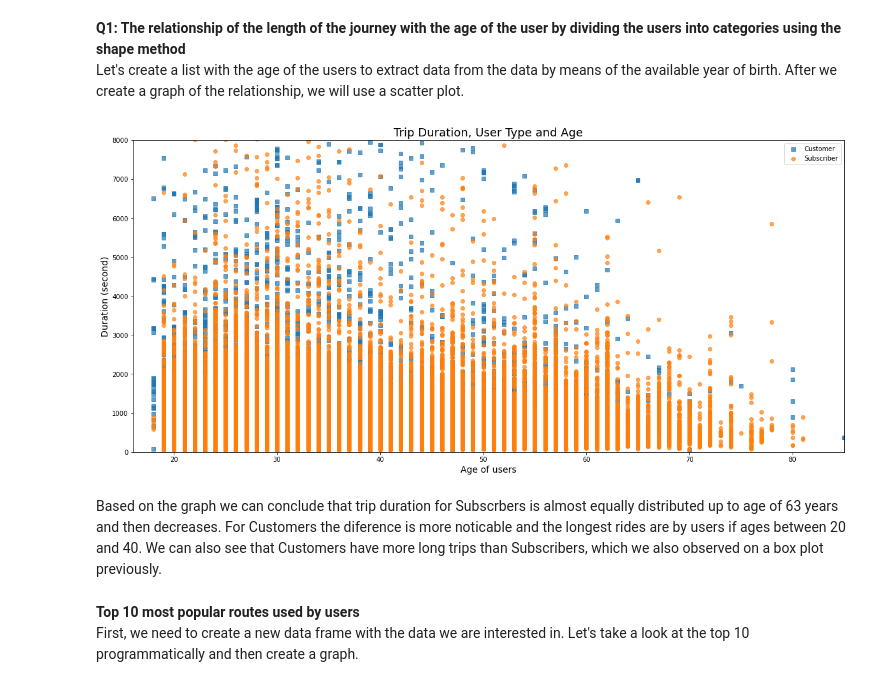
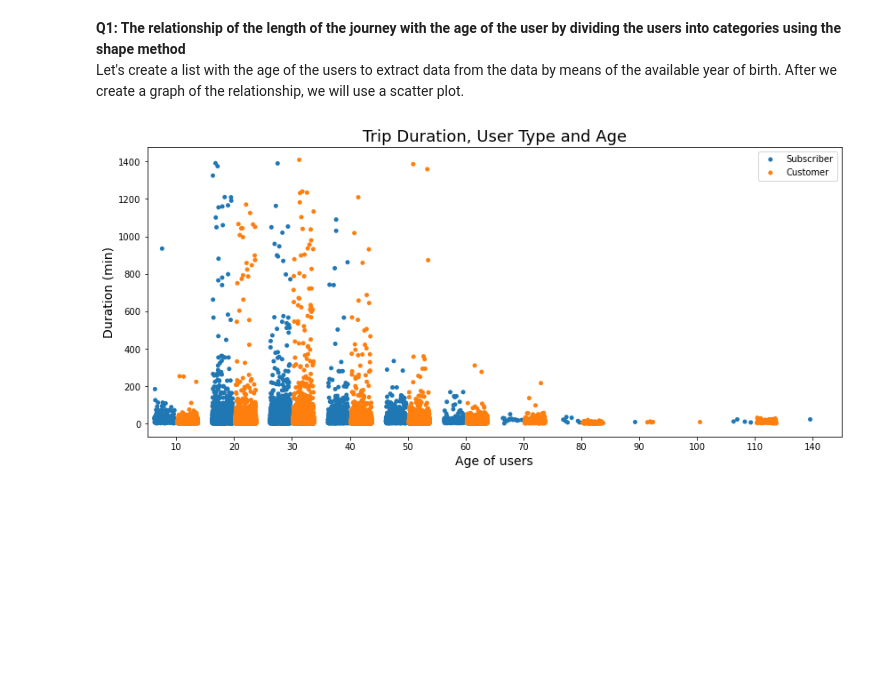
Before and after one commit to litkat/Udacity-Data-Analyst-Nanodegree, a Jupyter notebook: P5_Communicate_Data_Findings/exploration_dataset_Ford_GoBike.ipynb, the cells around one changed output. Drawn from its saved outputs; the diff is of its cells as text; code cells hidden in the pictures; blank space fills up the shorter version.

```diff
--- a/P5_Communicate_Data_Findings/exploration_dataset_Ford_GoBike.ipynb
+++ b/P5_Communicate_Data_Findings/exploration_dataset_Ford_GoBike.ipynb
@@ -729,27 +789,20 @@ So, as we can see, we have not missed anything and there is no correlation in ou
 Let's create a list with the age of the users to extract data from the data by means of the available year of birth. After we create a graph of the relationship, we will use a scatter plot.
 # %%
 #Create list of user age
-df_clean['user_age'] = 2019 - df['member_birth_year']
+df_clean['user_age'] = 2019 - df_clean['member_birth_year']
 
-plt.figure(figsize=[20,9])
-type_mark = [['Customer', 's'],
-            ['Subscriber', 'o']]
+#Create list of duration in min
+df_clean['duration_min'] = df_clean['duration_sec'].apply(lambda x: int(x//60))
 
-for user_type, marker in type_mark:
-    user = df_clean[df_clean['user_type'] == user_type]
-    plt.scatter(user['user_age'], user['duration_sec'], marker = marker, alpha= .7)
+##Create list of age groups
+df_clean['age_groups'] = df_clean['user_age'].apply(lambda x: int((x//10)*10))
+sb.stripplot(data = df_clean, x = 'age_groups', y = 'duration_min', hue = 'user_type', jitter = 0.35, dodge = True);
 
-plt.legend(['Customer', 'Subscriber'])
-plt.axis([16, 85, 0, 8000 ])
+plt.legend(['Subscriber', 'Customer'])
 plt.title('Trip Duration, User Type and Age', size = 18)
 plt.xlabel('Age of users', size = 14)
-plt.ylabel('Duration (second)', size = 14)
+plt.ylabel('Duration (min)', size = 14)
 
 plt.show()
 # %% [output]
-[figure, old version]
+[figure, new version]
-# %% [markdown]
-Based on the graph we can conclude that trip duration for Subscrbers is almost equally distributed up to age of 63 years and then decreases. For Customers the diference is more noticable and the longest rides are by users if ages between 20 and 40. We can also see that Customers have more long trips than Subscribers, which we also observed on a box plot previously.
-# %% [markdown]
-**Top 10 most popular routes used by users**
-First, we need to create a new data frame with the data we are interested in. Let's take a look at the top 10 programmatically and then create a graph.
```
Also changed, not shown: parts of 28 cells of this notebook, 4 other files.
